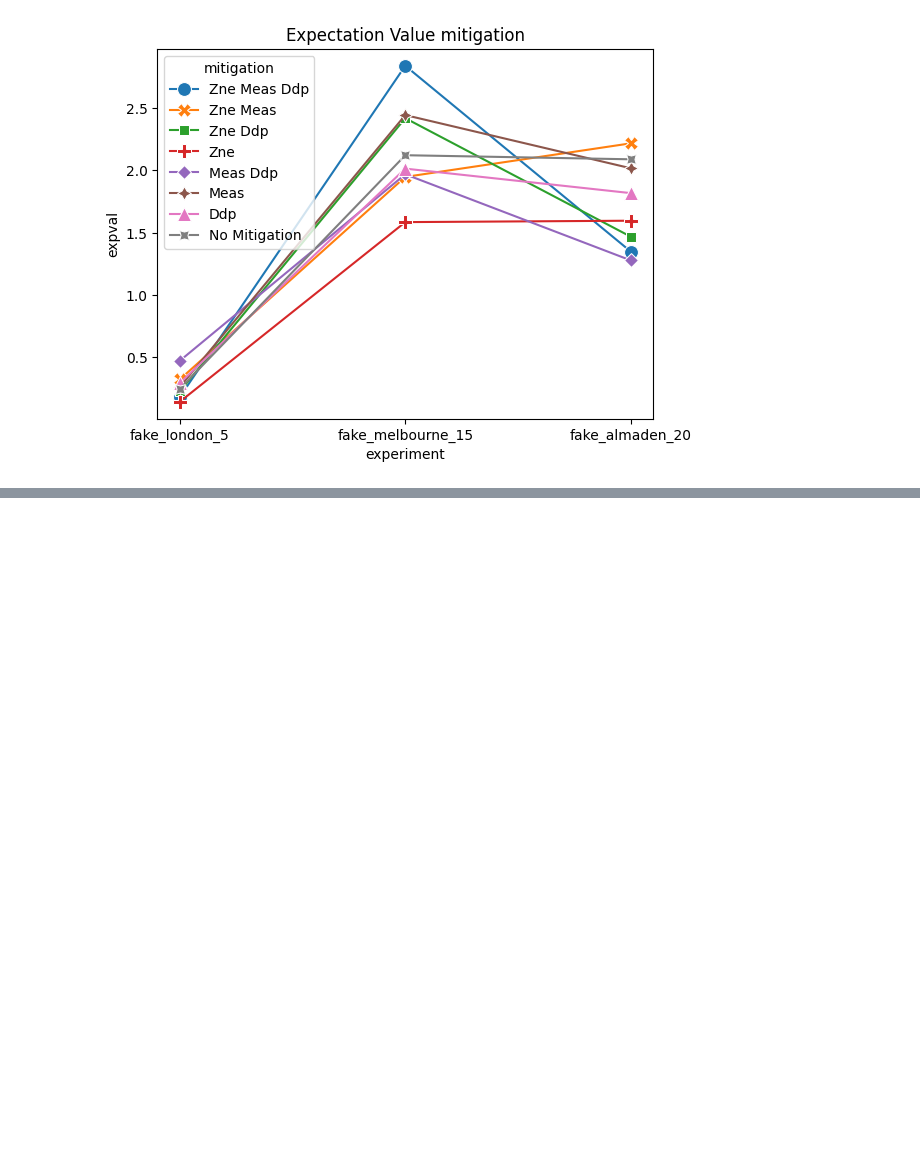
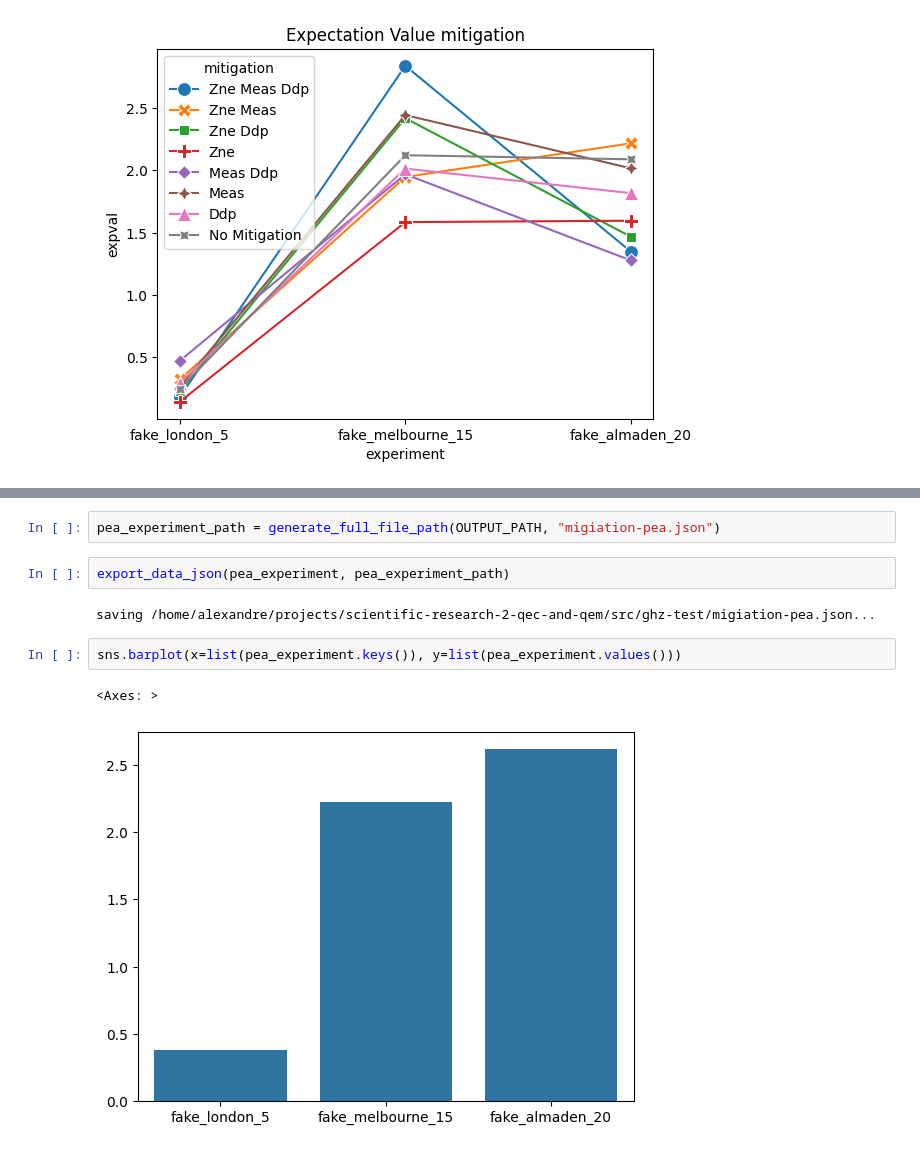
Before and after one commit to Dpbm/scientific-research-2-qec-and-qem, a Jupyter notebook: src/ghz.ipynb, the cells around one changed output, grey strips where cells are left out. Saved outputs shown, nothing was run; the diff lists cells and outputs as text; blank space fills up the shorter version.

```diff
--- a/src/ghz.ipynb
+++ b/src/ghz.ipynb
@@ -397,0 +449,11 @@ plt.show()
+# %%
+pea_experiment_path = generate_full_file_path(OUTPUT_PATH, "migiation-pea.json")
+# %%
+export_data_json(pea_experiment, pea_experiment_path)
+# %% [output]
+saving /home/alexandre/projects/scientific-research-2-qec-and-qem/src/ghz-test/migiation-pea.json...
+# %%
+sns.barplot(x=list(pea_experiment.keys()), y=list(pea_experiment.values()))
+# %% [output]
+<Axes: >
+[figure, added]
```
Also changed, not shown: parts of 11 cells of this notebook, 3 other files.
